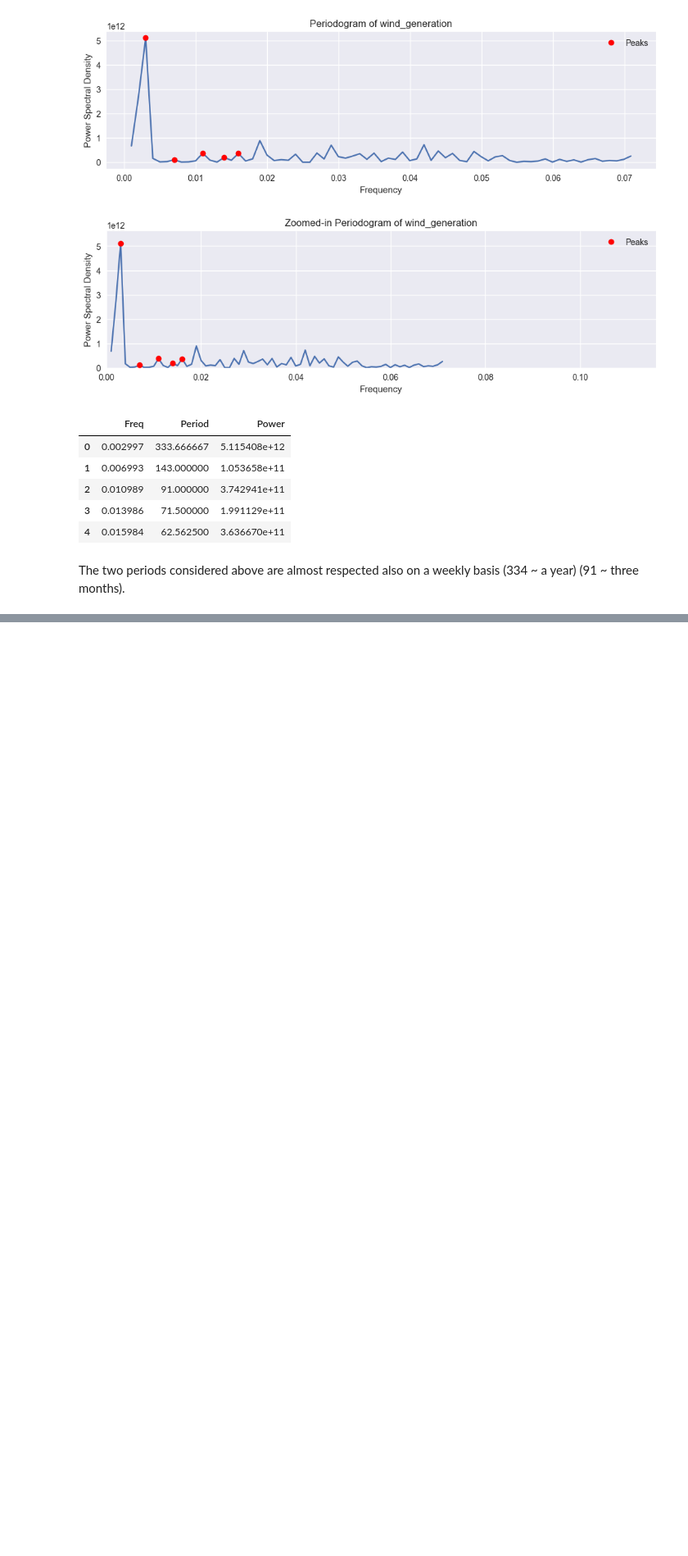
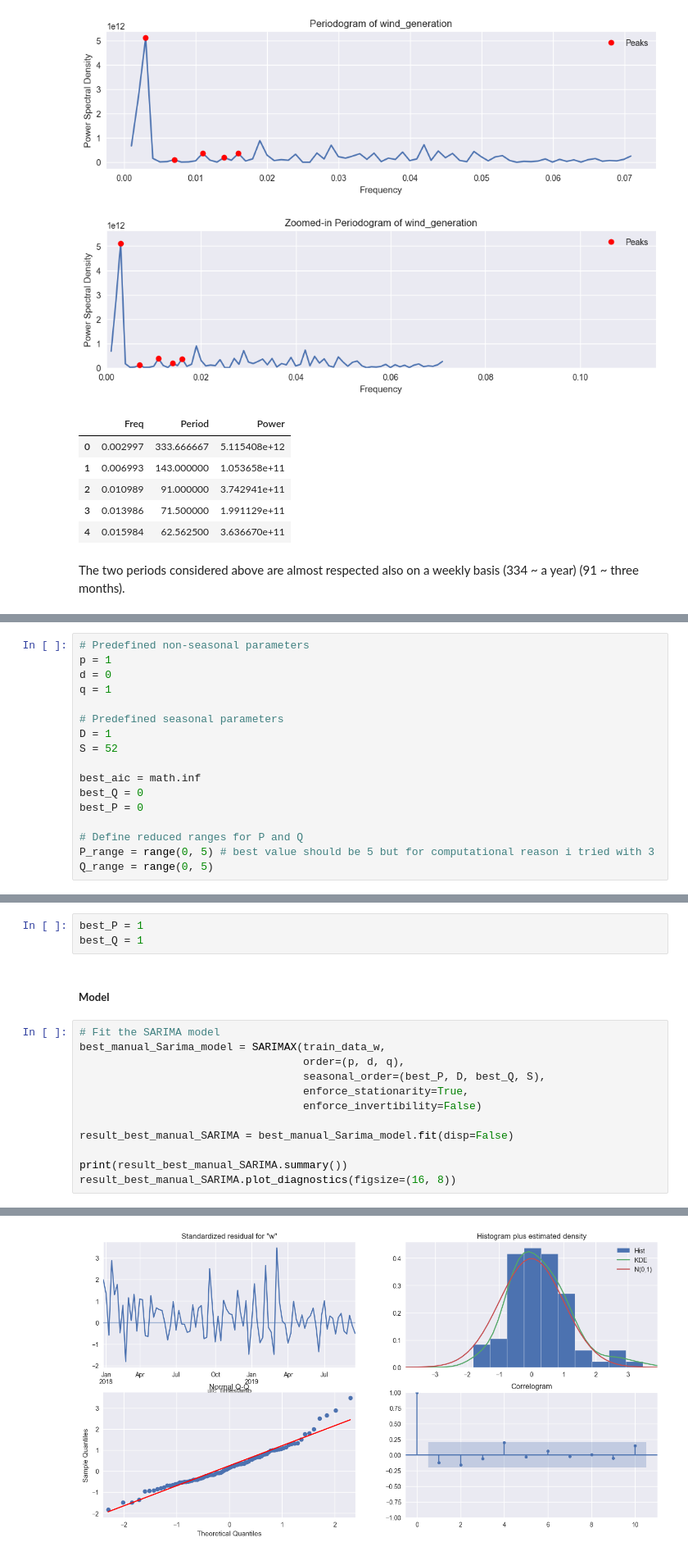
Before and after one commit to AlessandroSignoretto/Statistical_Models_project, a Jupyter notebook: Models_project.ipynb, the cells around one changed output, grey strips where cells are left out. Shown at 82% size. Cells and saved outputs as stored; diff of their text form; blank space fills up the shorter version.

```diff
--- a/Models_project.ipynb
+++ b/Models_project.ipynb
@@ -843,0 +876,17 @@ The two periods considered above are almost respected also on a weekly basis (33
+# %%
+# Predefined non-seasonal parameters
+p = 1
+d = 0
+q = 1
+
+# Predefined seasonal parameters
+D = 1
+S = 52
+
+best_aic = math.inf
+best_Q = 0
+best_P = 0
+
+# Define reduced ranges for P and Q
+P_range = range(0, 5) # best value should be 5 but for computational reason i tried with 3
+Q_range = range(0, 5)
@@ -843,0 +926,18 @@ The two periods considered above are almost respected also on a weekly basis (33
+# %%
+best_P = 1
+best_Q = 1
+# %% [markdown]
+<h5><b>Model</b></h5>
+# %%
+# Fit the SARIMA model
+best_manual_Sarima_model = SARIMAX(train_data_w,
+                                   order=(p, d, q),
+                                   seasonal_order=(best_P, D, best_Q, S),
+                                   enforce_stationarity=True,
+                                   enforce_invertibility=False)
+
+result_best_manual_SARIMA = best_manual_Sarima_model.fit(disp=False)
+
+print(result_best_manual_SARIMA.summary())
+result_best_manual_SARIMA.plot_diagnostics(figsize=(16, 8))
+# %% [output]
@@ -843,0 +961 @@ The two periods considered above are almost respected also on a weekly basis (33
+[figure, added]
```
Also changed, not shown: parts of 19 cells of this notebook.
